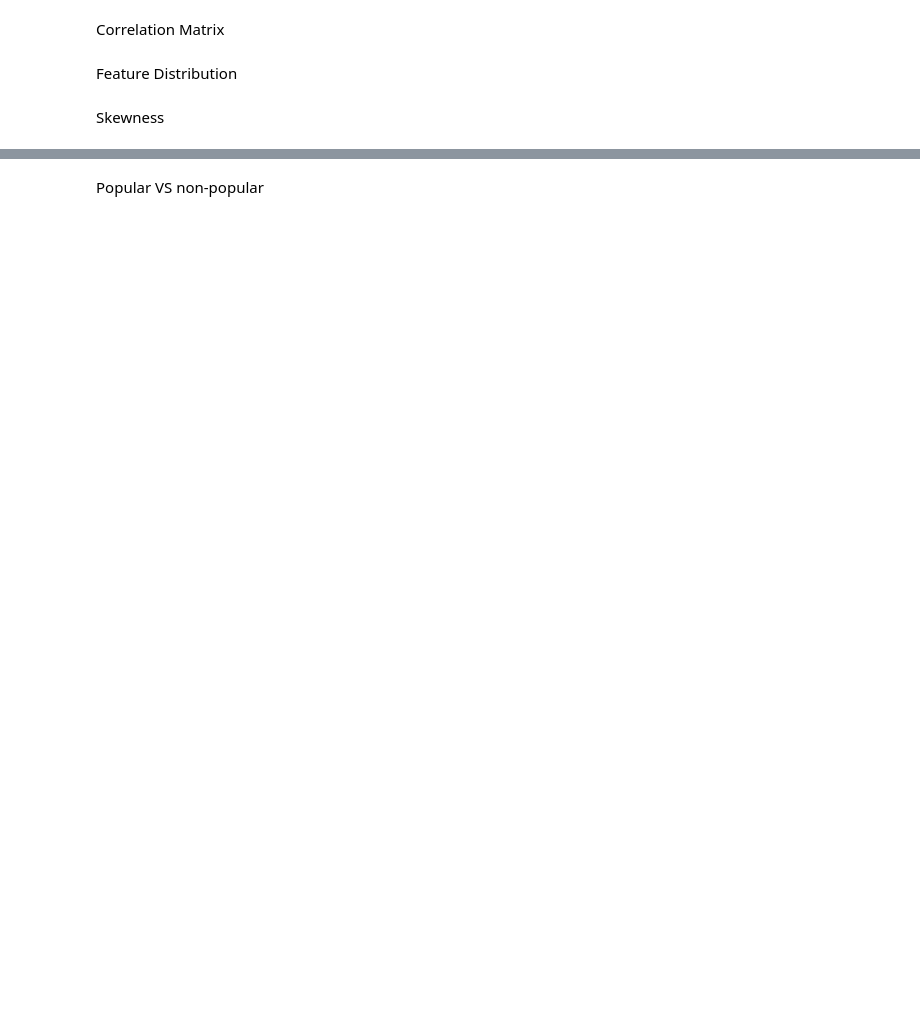
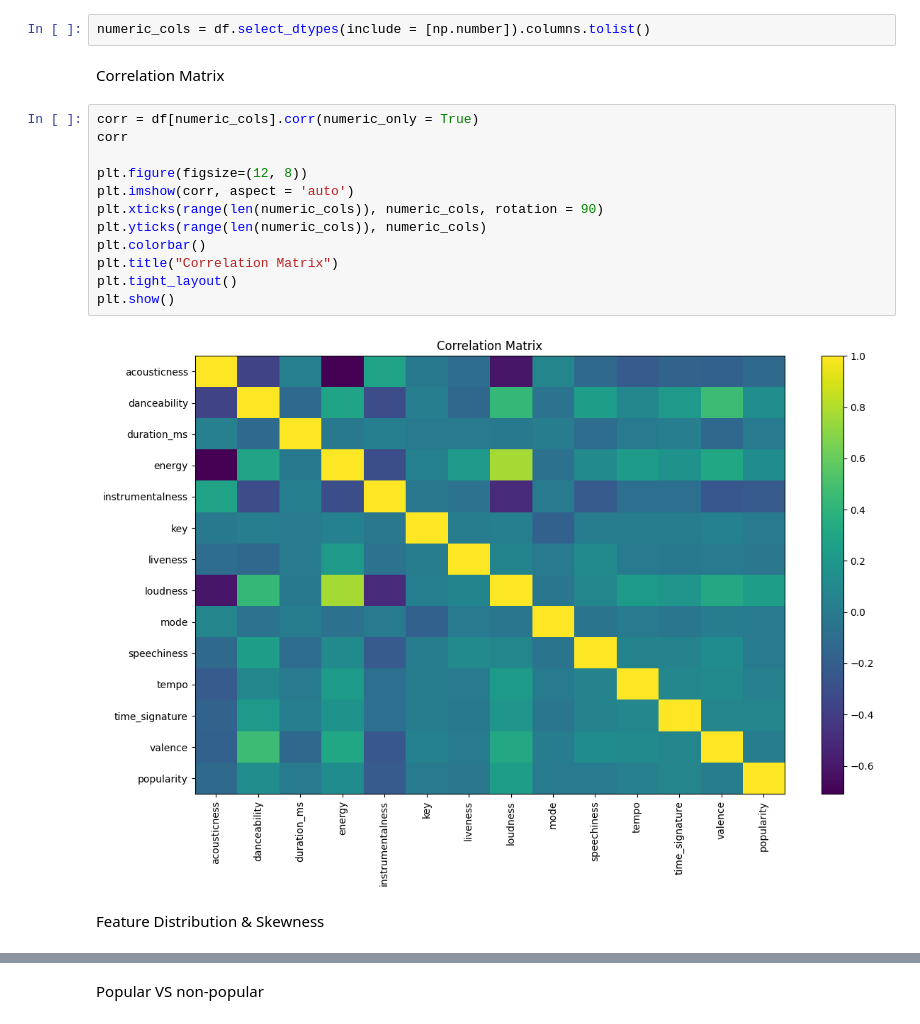
Before and after one commit to haydenchang/spotify-MRS, a Jupyter notebook: EDA/python EDA/eda.ipynb, the cells around one changed output, grey strips where cells are left out. Cells and saved outputs as stored; diff of their text form; blank space fills up the shorter version.

```diff
--- a/EDA/python EDA/eda.ipynb
+++ b/EDA/python EDA/eda.ipynb
@@ -49,9 +47,23 @@ dtypes: float64(9), int64(5), object(3)
 memory usage: 16.9+ MB
 # %% [markdown]
 Numeric Set
+# %%
+numeric_cols = df.select_dtypes(include = [np.number]).columns.tolist()
 # %% [markdown]
 Correlation Matrix
+# %%
+corr = df[numeric_cols].corr(numeric_only = True)
+corr
+
+plt.figure(figsize=(12, 8))
+plt.imshow(corr, aspect = 'auto')
+plt.xticks(range(len(numeric_cols)), numeric_cols, rotation = 90)
+plt.yticks(range(len(numeric_cols)), numeric_cols)
+plt.colorbar()
+plt.title("Correlation Matrix")
+plt.tight_layout()
+plt.show()
+# %% [output]
+[figure, added]
 # %% [markdown]
-Feature Distribution
+Feature Distribution & Skewness
-# %% [markdown]
-Skewness
```
Also changed, not shown: parts of 7 cells of this notebook.
